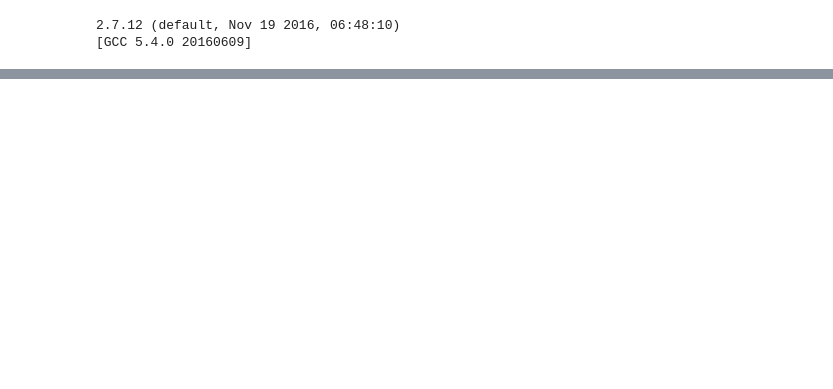
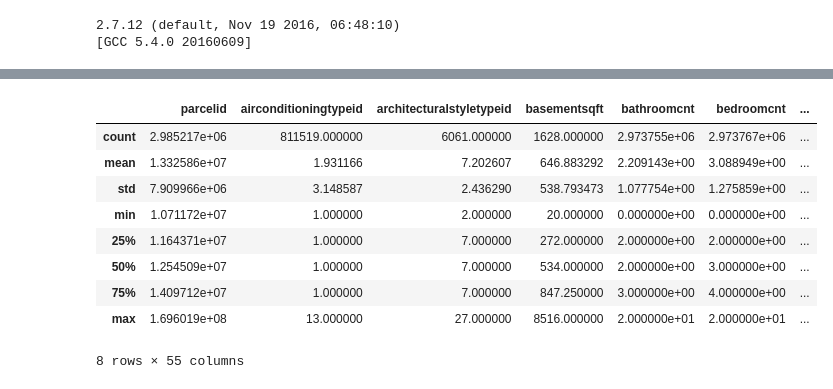
Before and after one commit to mikedelong/kaggle-zestimate, a Jupyter notebook: capstone_submission.ipynb, the cells around one changed output, grey strips where cells are left out. Drawn from its saved outputs; the diff is of its cells as text; code cells hidden in the pictures; blank space fills up the shorter version.

Commit message:
feature: data load and transformation up through label encoding.

```diff
--- a/capstone_submission.ipynb
+++ b/capstone_submission.ipynb
@@ -19,0 +89,4 @@ NameError: name 'pd' is not defined
+# %%
+properties['taxdelinquencyyear'] = properties['taxdelinquencyyear'].apply(
+    lambda x: (17 - x if x < 20 else 117 - x) if pd.notnull(x) else x)
+# print('unique tax delinquency year values: ' + str(properties['taxdelinquencyyear'].unique()))
@@ -19,0 +99,4 @@ NameError: name 'pd' is not defined
+# %%
+# scale the latitude and longitude using the min-max scaler
+location_columns = ['latitude', 'longitude']
+properties[location_columns].describe()
@@ -19,0 +113,11 @@ NameError: name 'pd' is not defined
+# %%
+from sklearn.preprocessing import MinMaxScaler
+
+min_max_scaler = MinMaxScaler(copy=True)
+scaled_columns = list()
+for column_name in location_columns:
+    mean_value = properties[column_name].mean()
+    properties[column_name].fillna(inplace=True, value=mean_value)
+    scaled_columns.append(column_name)
+properties[scaled_columns] = min_max_scaler.fit_transform(properties[scaled_columns])
+properties[location_columns].describe()
@@ -19,0 +134,23 @@ NameError: name 'pd' is not defined
+# %%
+# label encoding for several coded features
+from sklearn.preprocessing import LabelEncoder
+label_encode_columns = ['propertycountylandusecode', 'propertyzoningdesc', 'fips', 'regionidzip']
+for column_name in label_encode_columns:
+    if column_name in ['fips', 'regionidzip']:
+        properties[column_name] = properties[column_name].fillna('ZZZ')
+    label_encoder = LabelEncoder()
+    label_encoder.fit(list(properties[column_name].values))
+    properties[column_name] = label_encoder.transform(list(properties[column_name].values))
+# %%
+properties.describe()
+# %% [output]
+|  | parcelid | airconditioningtypeid | architecturalstyletypeid | basementsqft | bathroomcnt | bedroomcnt | ... |
+| count | 2.985217e+06 | 811519.000000 | 6061.000000 | 1628.000000 | 2.973755e+06 | 2.973767e+06 | ... |
+| mean | 1.332586e+07 | 1.931166 | 7.202607 | 646.883292 | 2.209143e+00 | 3.088949e+00 | ... |
+| std | 7.909966e+06 | 3.148587 | 2.436290 | 538.793473 | 1.077754e+00 | 1.275859e+00 | ... |
+| min | 1.071172e+07 | 1.000000 | 2.000000 | 20.000000 | 0.000000e+00 | 0.000000e+00 | ... |
+| 25% | 1.164371e+07 | 1.000000 | 7.000000 | 272.000000 | 2.000000e+00 | 2.000000e+00 | ... |
+| 50% | 1.254509e+07 | 1.000000 | 7.000000 | 534.000000 | 2.000000e+00 | 3.000000e+00 | ... |
+| 75% | 1.409712e+07 | 1.000000 | 7.000000 | 847.250000 | 3.000000e+00 | 4.000000e+00 | ... |
+| max | 1.696019e+08 | 13.000000 | 27.000000 | 8516.000000 | 2.000000e+01 | 2.000000e+01 | ... |
+8 rows × 55 columns
```
Also changed, not shown: parts of 9 cells of this notebook.
